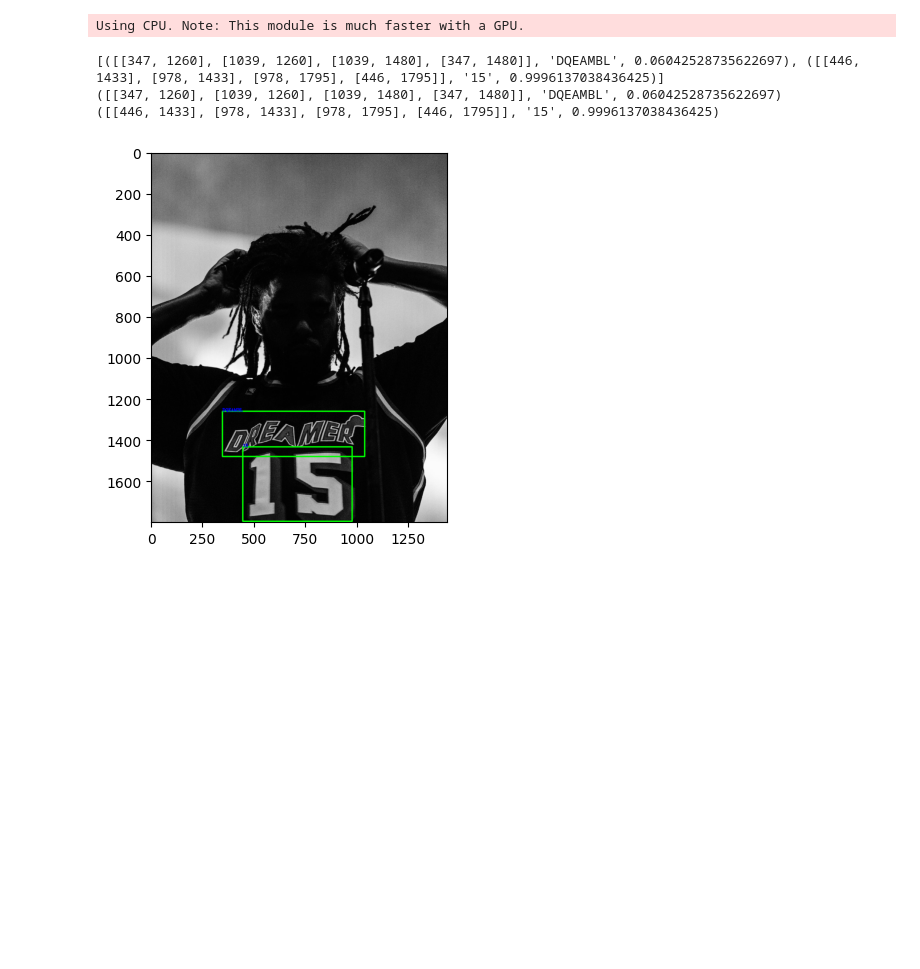
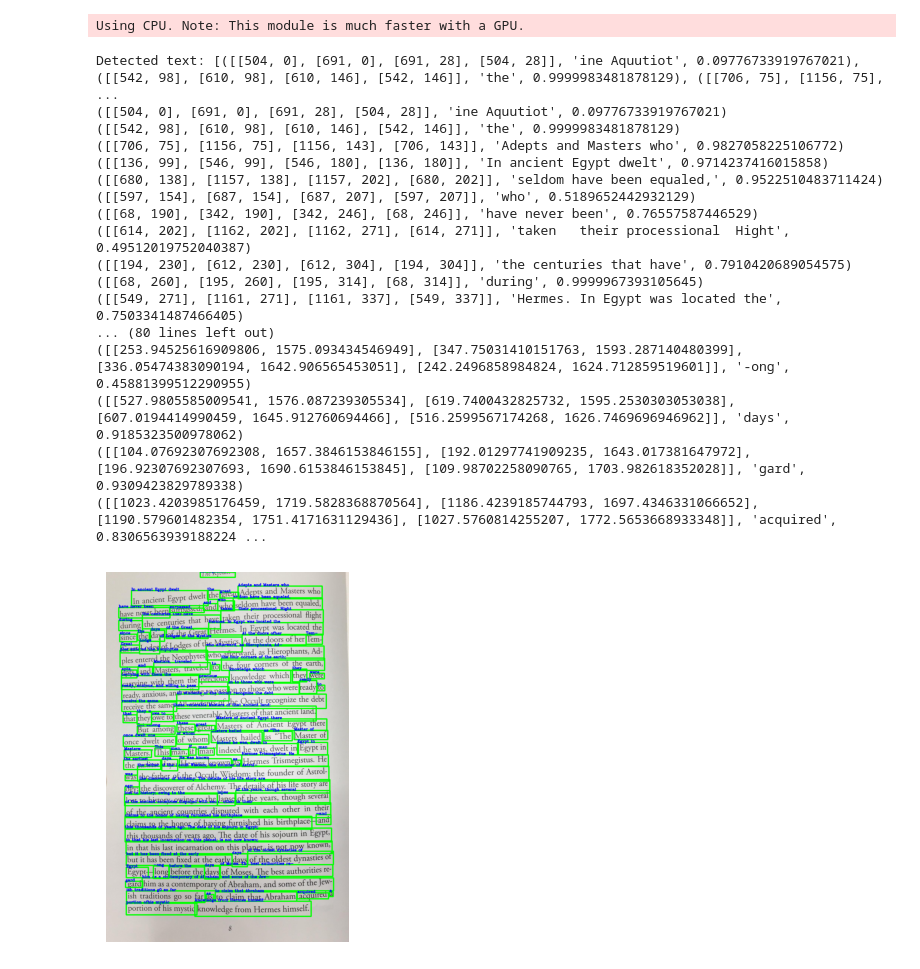
Before and after one commit to samuel2l/Computer-Vision-Projects, a Jupyter notebook: text_detector.ipynb, the cells around one changed output. Cells and saved outputs as stored; diff of their text form; code cells hidden in the pictures; blank space fills up the shorter version.

```diff
--- a/text_detector.ipynb
+++ b/text_detector.ipynb
@@ -1,33 +1,47 @@
 # %%
 import cv2
 import easyocr
 import matplotlib.pyplot as plt
 import numpy as np
 
-image_path = '/Users/samuel/realtime_obj_detection/obj detection/IMG_2834.JPG'
+image_path = '/Users/samuel/realtime_obj_detection/obj detection/iimg.jpg'
 
 img = cv2.imread(image_path)
 
 reader = easyocr.Reader(['en'], gpu=False)
 
 text_ = reader.readtext(img)
 print(text_)
 
 threshold = 0
 for t_, t in enumerate(text_):
     print(t)
 
     bbox, text, score = t
 
     if score > threshold:
         cv2.rectangle(img, bbox[0], bbox[2], (0, 255, 0), 5)
         cv2.putText(img, text, bbox[0], cv2.FONT_HERSHEY_COMPLEX, 0.65, (255, 0, 0), 2)
 
 plt.imshow(cv2.cvtColor(img, cv2.COLOR_BGR2RGB))
 plt.show()
 # %% [output]
 Using CPU. Note: This module is much faster with a GPU.
-[([[347, 1260], [1039, 1260], [1039, 1480], [347, 1480]], 'DQEAMBL', 0.06042528735622697), ([[446, 1433], [978, 1433], [978, 1795], [446, 1795]], '15', 0.9996137038436425)]
-([[347, 1260], [1039, 1260], [1039, 1480], [347, 1480]], 'DQEAMBL', 0.06042528735622697)
-([[446, 1433], [978, 1433], [978, 1795], [446, 1795]], '15', 0.9996137038436425)
+Detected text: [([[504, 0], [691, 0], [691, 28], [504, 28]], 'ine Aquutiot', 0.09776733919767021), ([[542, 98], [610, 98], [610, 146], [542, 146]], 'the', 0.9999983481878129), ([[706, 75], [1156, 75], ...
+([[504, 0], [691, 0], [691, 28], [504, 28]], 'ine Aquutiot', 0.09776733919767021)
+([[542, 98], [610, 98], [610, 146], [542, 146]], 'the', 0.9999983481878129)
+([[706, 75], [1156, 75], [1156, 143], [706, 143]], 'Adepts and Masters who', 0.9827058225106772)
+([[136, 99], [546, 99], [546, 180], [136, 180]], 'In ancient Egypt dwelt', 0.9714237416015858)
+([[680, 138], [1157, 138], [1157, 202], [680, 202]], 'seldom have been equaled,', 0.9522510483711424)
+([[597, 154], [687, 154], [687, 207], [597, 207]], 'who', 0.5189652442932129)
+([[68, 190], [342, 190], [342, 246], [68, 246]], 'have never been', 0.76557587446529)
+([[614, 202], [1162, 202], [1162, 271], [614, 271]], 'taken   their processional  Hight', 0.49512019752040387)
+([[194, 230], [612, 230], [612, 304], [194, 304]], 'the centuries that have', 0.7910420689054575)
+([[68, 260], [195, 260], [195, 314], [68, 314]], 'during', 0.9999967393105645)
+([[549, 271], [1161, 271], [1161, 337], [549, 337]], 'Hermes. In Egypt was located the', 0.7503341487466405)
+... (80 lines left out)
+([[253.94525616909806, 1575.093434546949], [347.75031410151763, 1593.287140480399], [336.05474383090194, 1642.906565453051], [242.2496858984824, 1624.712859519601]], '-ong', 0.45881399512290955)
+([[527.9805585009541, 1576.087239305534], [619.7400432825732, 1595.2530303053038], [607.0194414990459, 1645.912760694466], [516.2599567174268, 1626.7469696946962]], 'days', 0.9185323500978062)
+([[104.07692307692308, 1657.3846153846155], [192.01297741909235, 1643.017381647972], [196.92307692307693, 1690.6153846153845], [109.98702258090765, 1703.982618352028]], 'gard', 0.9309423829789338)
+([[1023.4203985176459, 1719.5828368870564], [1186.4239185744793, 1697.4346331066652], [1190.579601482354, 1751.4171631129436], [1027.5760814255207, 1772.5653668933348]], 'acquired', 0.8306563939188224 ...
-[figure, old version]
+[figure, new version]
```
Also changed, not shown: parts of 3 cells of this notebook, 1 other file.
